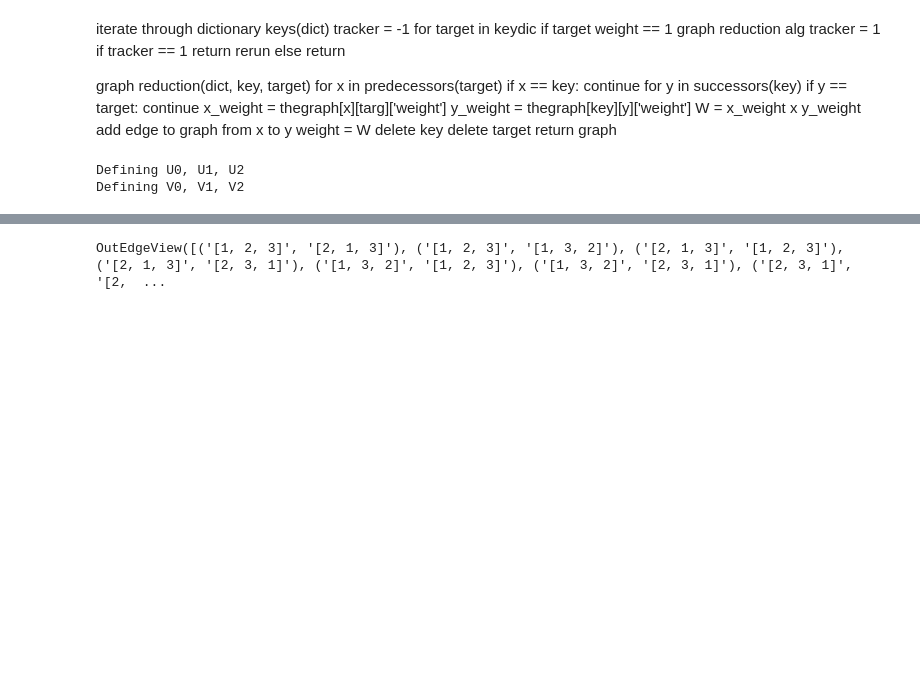
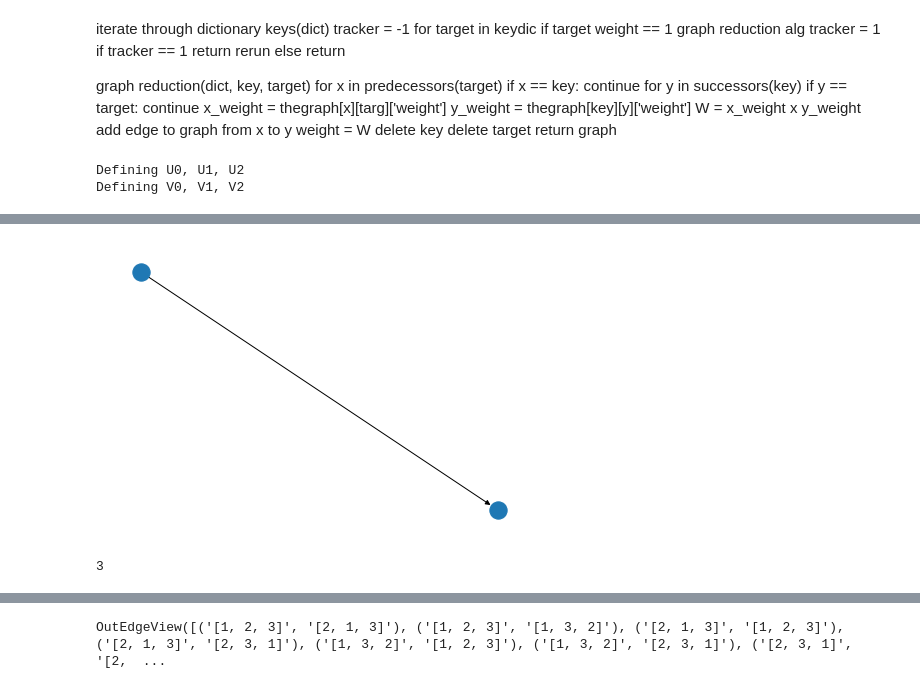
Before and after one commit to CStClairMath/GridTools, a Jupyter notebook: Grid Tools/CinfProcessing.ipynb, the cells around one changed output, grey strips where cells are left out. Drawn from its saved outputs; the diff is of its cells as text; code cells hidden in the pictures; blank space fills up the shorter version.

```diff
--- a/Grid Tools/CinfProcessing.ipynb
+++ b/Grid Tools/CinfProcessing.ipynb
@@ -216,0 +341,4 @@ Defining V0, V1, V2
+# %%
+testg = nx.DiGraph()
+# %%
+testg.add_edge('x','y',diffweight = 'U0')
@@ -216,0 +353,8 @@ Defining V0, V1, V2
+# %%
+nx.draw(testg)
+# %% [output]
+[figure, added]
+# %%
+len(('x','y',U0))
+# %% [output]
+3
```
Also changed, not shown: parts of 51 cells of this notebook, 3 other files.
